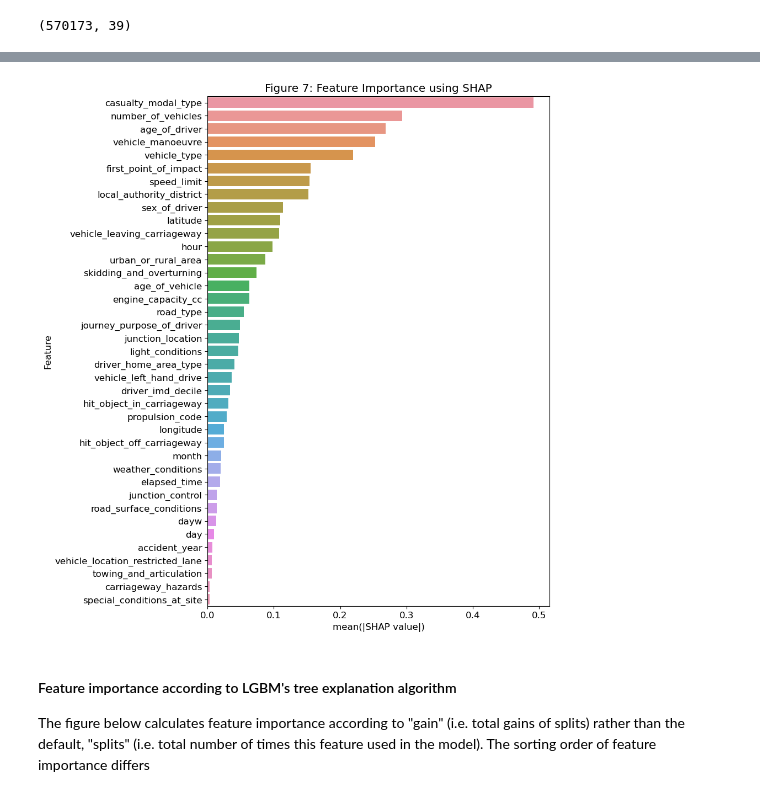
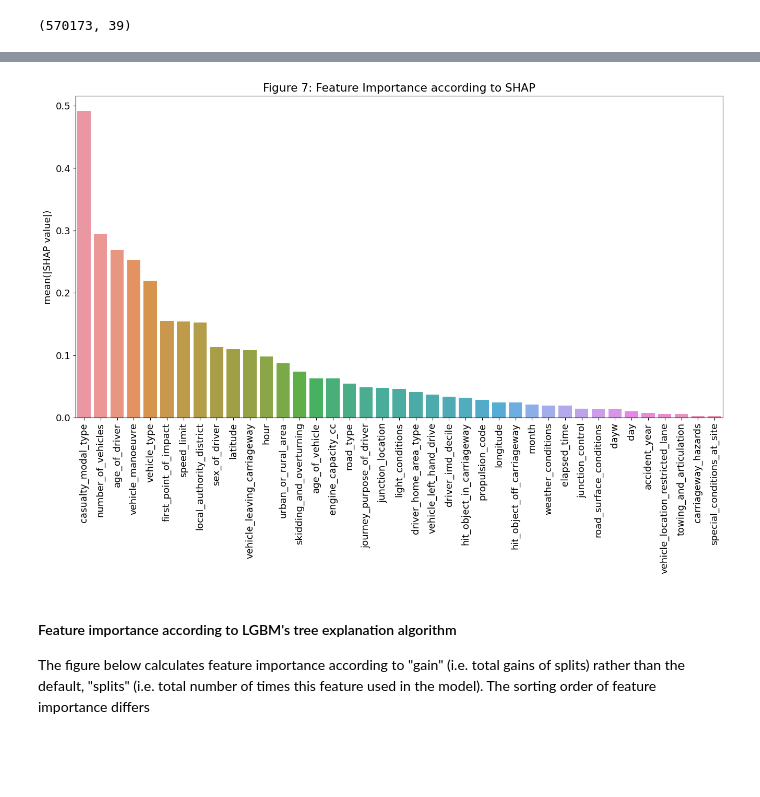
Before and after one commit to kingjosephm/gb_vehicle_injuries, a Jupyter notebook: analysis.ipynb, the cells around one changed output, grey strips where cells are left out. Drawn from its saved outputs; the diff is of its cells as text; code cells hidden in the pictures; blank space fills up the shorter version.

```diff
--- a/analysis.ipynb
+++ b/analysis.ipynb
@@ -526,14 +517,16 @@ Specifically, these are strongest 10 predicters of accident severity:
 most_important = (abs(shap_vals).sum(axis=0) / len(shap_vals))\
 .sort_values(ascending=False).reset_index()
 # %%
-plt.figure(figsize=(8,12))
-sns.barplot(most_important, x=0, y='index')
-plt.ylabel('Feature')
-plt.xlabel('mean(|SHAP value|)')
-plt.title("Figure 7: Feature Importance using SHAP")
+plt.rcParams.update({'font.size': 13})
+plt.figure(figsize=(16,8))
+sns.barplot(most_important[:], x='index', y=0)
+plt.xlabel(None)
+plt.ylabel('mean(|SHAP value|)')
+plt.title("Figure 7: Feature Importance according to SHAP")
+plt.xticks(rotation=90)
 plt.show()
 # %% [output]
-[figure, old version]
+[figure, new version]
 # %% [markdown]
 #### Feature importance according to LGBM's tree explanation algorithm
 
```
Also changed, not shown: parts of 14 cells of this notebook.
